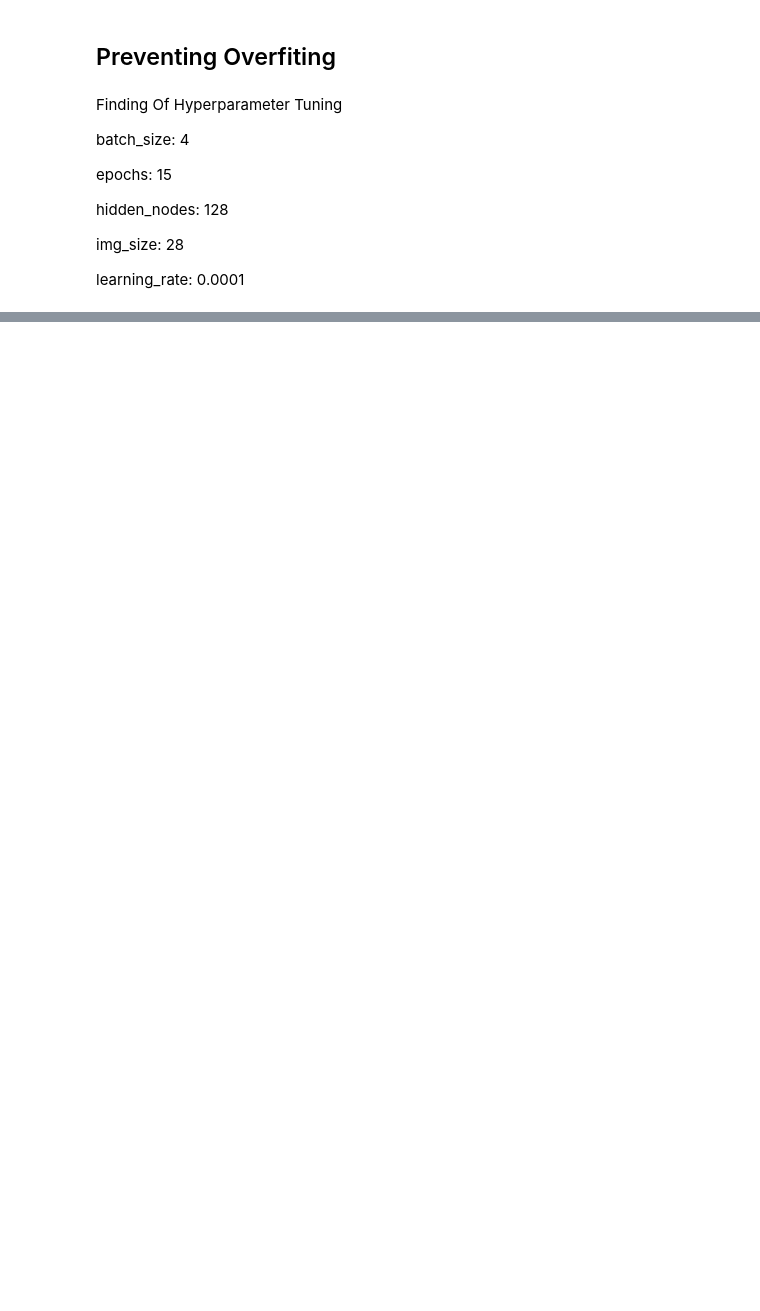
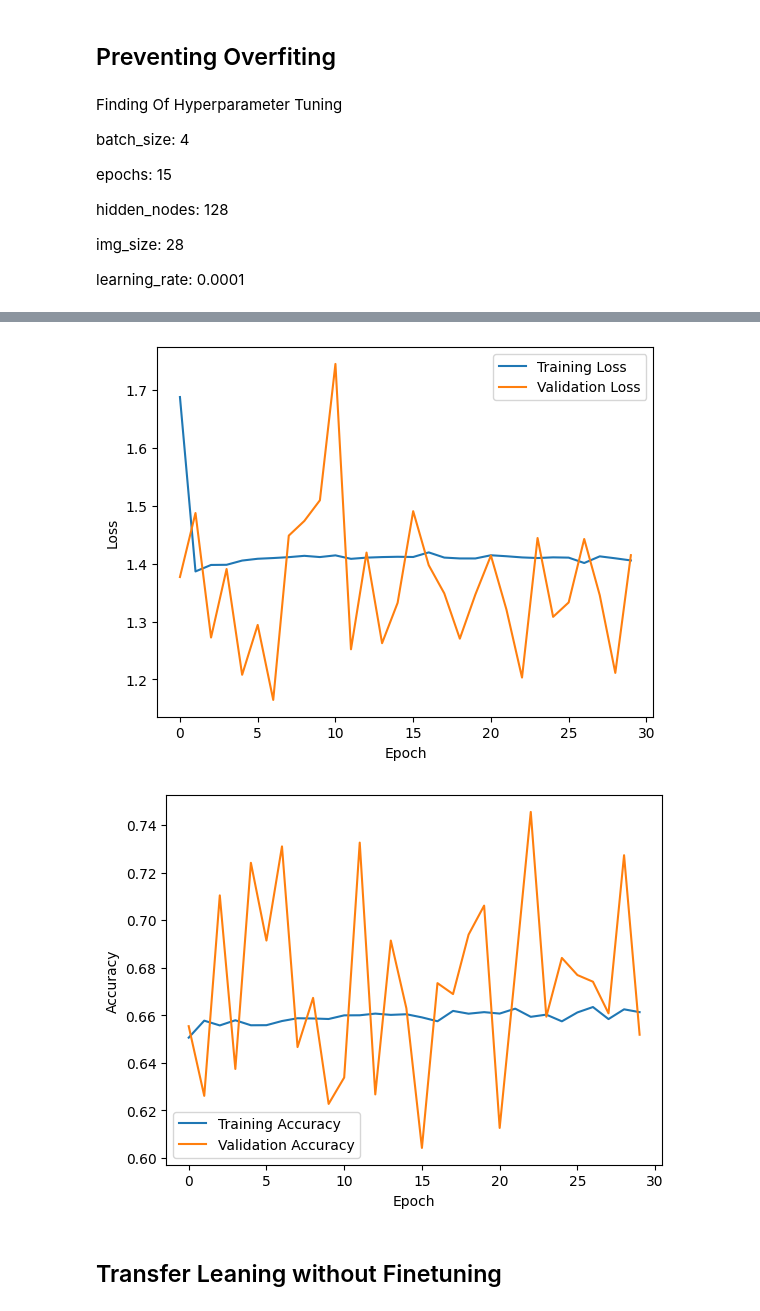
Before and after one commit to iamdebasishdas123/Computer-Vision-Resource, a Jupyter notebook: ANN_Image_classification.ipynb, the cells around one changed output, grey strips where cells are left out. Saved outputs shown, nothing was run; the diff lists cells and outputs as text; code cells hidden in the pictures; blank space fills up the shorter version.

```diff
--- a/ANN_Image_classification.ipynb
+++ b/ANN_Image_classification.ipynb
@@ -463,7 +461,7 @@ img_size:
 learning_rate:
 0.0001
 # %%
-hp_batch_size=4
+hp_batch_size=16
 hp_epochs=30
 hp_hidden=128
 hp_img_size=28
@@ -484,7 +482,7 @@ model_hp=keras.Sequential([
             keras.layers.Dense(len(CLASS_NAMES),kernel_regularizer=regularization),
             keras.layers.BatchNormalization(),
             keras.layers.Activation("softmax"),
-            keras.layers.Dropout(0.5)
+            # keras.layers.Dropout(0.5)
         ]
     )
 # %%
@@ -495,7 +493,7 @@ metrics=["accuracy"],
 
 )
 
-model_hp.fit(
+history_hp=model_hp.fit(
 train,
 validation_data=eval,
 epochs=hp_epochs,
@@ -524,0 +522,21 @@ Epoch 30/30
+# %%
+import matplotlib.pyplot as plt
+
+plt.plot(history_hp.history["loss"], label="Training Loss")
+plt.plot(history_hp.history["val_loss"], label="Validation Loss")
+plt.xlabel("Epoch")
+plt.ylabel("Loss")
+plt.legend()
+plt.show()
+
+plt.plot(history_hp.history["accuracy"], label="Training Accuracy")
+plt.plot(history_hp.history["val_accuracy"], label="Validation Accuracy")
+plt.xlabel("Epoch")
+plt.ylabel("Accuracy")
+plt.legend()
+plt.show()
+# %% [output]
+[figure, added]
+[figure, added]
+# %% [markdown]
+## Transfer Leaning without Finetuning
```
Also changed, not shown: parts of 22 cells of this notebook.
